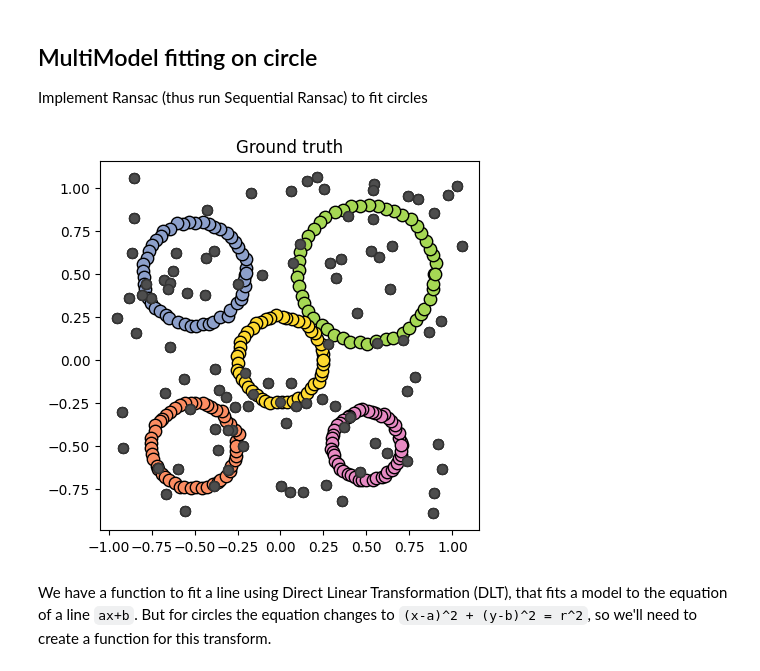
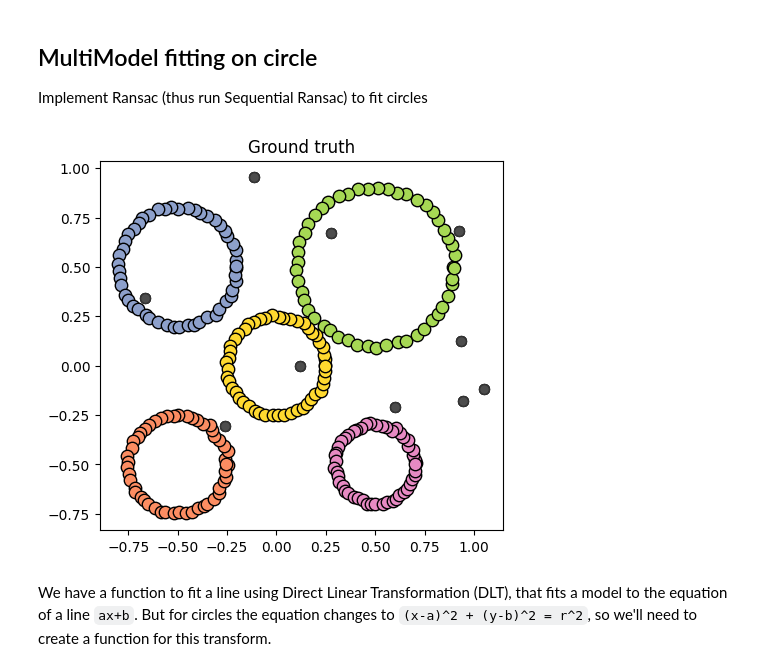
Before and after one commit to AngelaRemolina/MMMIP-Assignments, a Jupyter notebook: Lez24_Multi_Model_Fitting/lez_24_Multi_Model_Fitting.ipynb, the cells around one changed output. Cells and saved outputs as stored; diff of their text form; code cells hidden in the pictures.

```diff
--- a/Lez24_Multi_Model_Fitting/lez_24_Multi_Model_Fitting.ipynb
+++ b/Lez24_Multi_Model_Fitting/lez_24_Multi_Model_Fitting.ipynb
@@ -423,35 +423,35 @@ epsi = 0.02  # inlier threshold for ransac
 temp = loadmat(f'{rootfolder}/data/circle5.mat')
 
 X = temp["X"]  # data
 G = temp["G"]  # ground truth or label (1: normal, 0: outlier)
 
 # model specification
 # functions to fit and compute residuals are already invoked in the function
 cardmss = 3  # minimum number of points required to fit a model circle
 kappa = 5  # number of models to be extracted by sequential ransac
 
 #  plotting params
 bw = 0.01
 col = "b"
 temp = loadmat(f"{rootfolder}/data/cmap.mat")
 cmap = temp["cmap"]
 
 # add outliers
-nOut = 100
+nOut = 10
 
 # add outlier and update groundtruth
 X = addOutliersInBB(X, nOut)
 
 # update the label, considering that X previous command has appended nOut otliers
 G = np.append(G, np.zeros(nOut))  # append zeros for new outliers
 
 plt.figure(1)
 display_clust(X, G, cmap)
 plt.title("Ground truth")
 plt.gca().set_aspect("equal")
 plt.show()
 # %% [output]
-[figure, old version]
+[figure, new version]
 # %% [markdown]
 We have a function to fit a line using Direct Linear Transformation (DLT), that fits a model to the equation of a line `ax+b`. But for circles the equation changes to `(x-a)^2 + (y-b)^2 = r^2`, so we'll need to create a function for this transform.
 # %%
```
Also changed, not shown: parts of 9 cells of this notebook.
